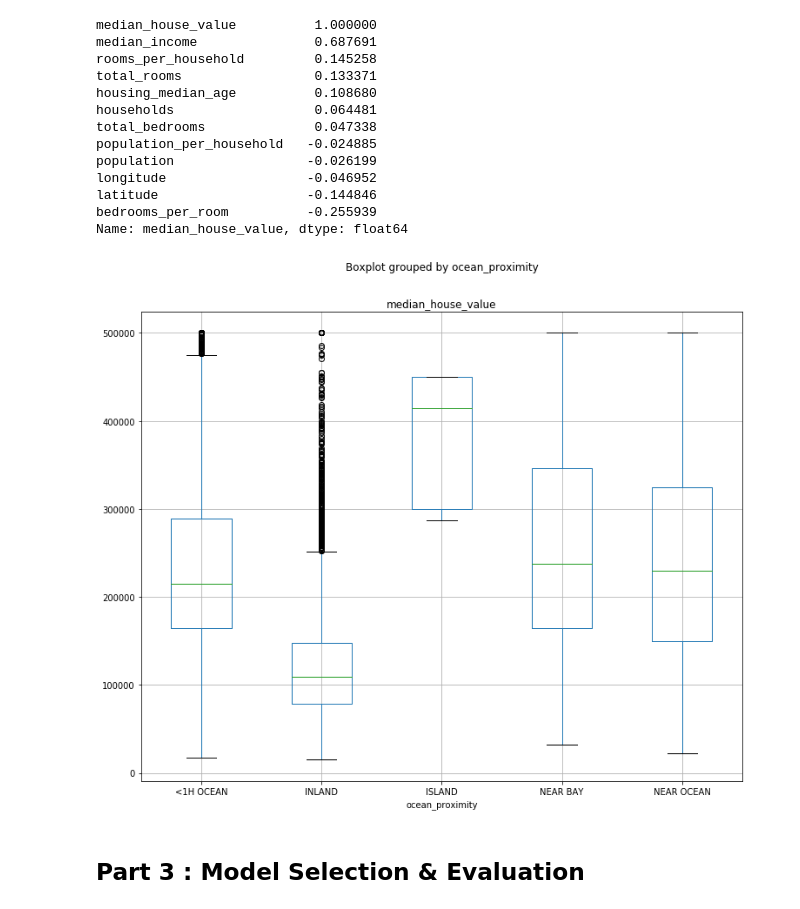
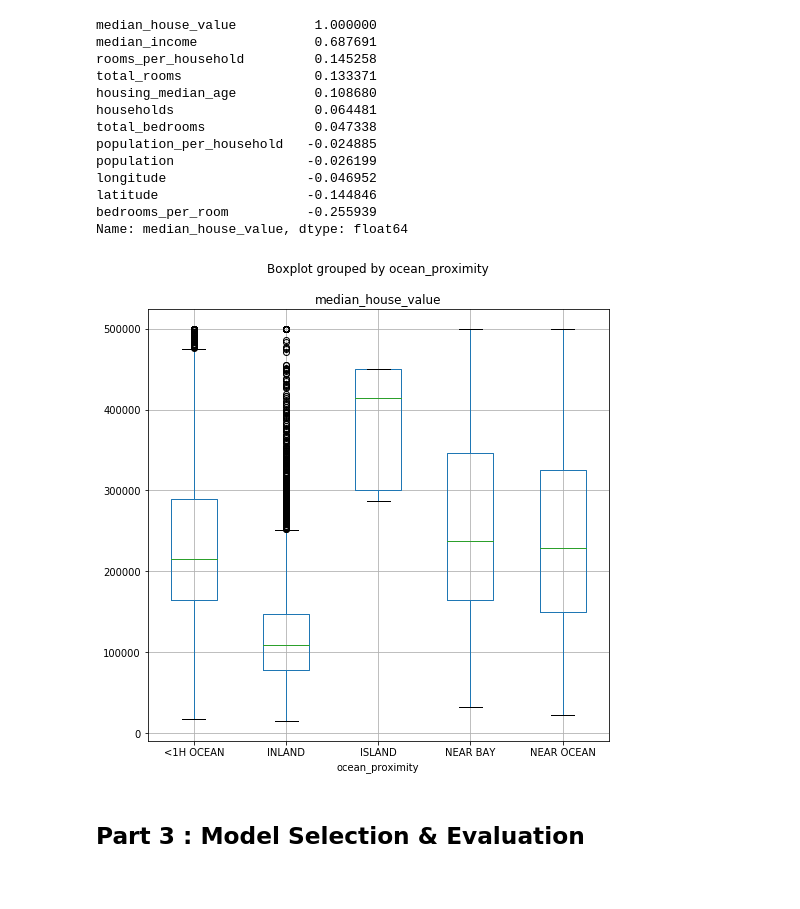
Before and after one commit to akash-agni/Machine_Learning, a Jupyter notebook: California_Housing_Price_Prediction.ipynb, the cells around one changed output. Saved outputs shown, nothing was run; the diff lists cells and outputs as text; code cells hidden in the pictures.

```diff
--- a/California_Housing_Price_Prediction.ipynb
+++ b/California_Housing_Price_Prediction.ipynb
@@ -39,16 +57,17 @@ from sklearn.decomposition import PCA
 # %%
 # Fetch data from book's github repository and dump into disk, and load it into dataframe
 data_url = 'https://raw.githubusercontent.com/ageron/handson-ml/master/datasets/housing/housing.csv'
-data_file_path = os.path.join('datasets','housing')
-def fetch_housing_data(data_url=data_url,data_file_path=data_file_path):
+default_data_file_path = os.path.join('datasets','housing')
+def fetch_housing_data(data_url=data_url,data_file_path=default_data_file_path):
     os.makedirs(data_file_path,exist_ok=True)
     csv_file_path = os.path.join(data_file_path,'housing.csv')
     urllib.request.urlretrieve(data_url,csv_file_path)
     df = pd.read_csv(csv_file_path)
     return df
 # %%
-# Load Data And Sample it
-df = fetch_housing_data()
+# Load Data And view the sample
+run_dir = os.path.join(default_data_file_path,time.strftime('run_%Y_%m_%d-%H_%M_%S'))
+df = fetch_housing_data(data_file_path=run_dir)
 print(f'Shape of is {df.shape[0]} rows and {df.shape[1]} columns')
 df.sample(5)
 # %% [output]
@@ -197,8 +266,9 @@ bedrooms_per_room          -0.255939
 Name: median_house_value, dtype: float64
 # %%
 # Build box plots of categorical feature to evalutae its effect on house values
-box_plot = df.boxplot(column='median_house_value',by='ocean_proximity',figsize=(12,10))
+box_plot = df.boxplot(column='median_house_value',by='ocean_proximity',figsize=(8,8))
+plt.savefig(os.path.join(run_dir,"Ocean_Proximity_Box_Plot.jpg"))
 # %% [output]
-[figure, old version]
+[figure, new version]
 # %% [markdown]
 ## Part 3 : Model Selection & Evaluation
```
Also changed, not shown: parts of 55 cells of this notebook.
